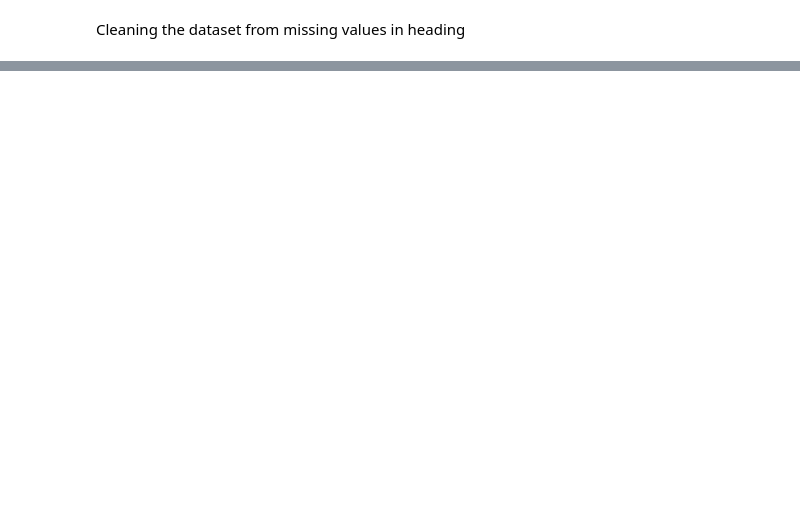
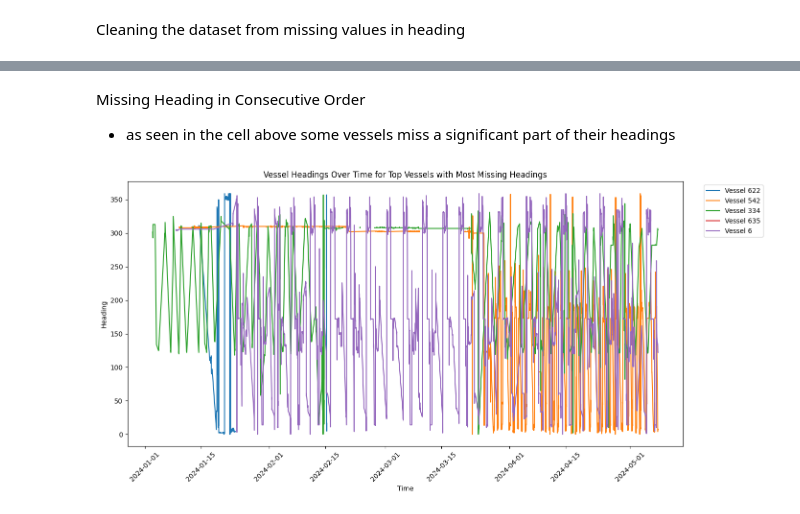
Before and after one commit to alexandersundquist/TDT4173-Modern-Machine-Learning-In-Practice-Project, a Jupyter notebook: data_cleaning.ipynb, the cells around one changed output, grey strips where cells are left out. Saved outputs shown, nothing was run; the diff lists cells and outputs as text; code cells hidden in the pictures; blank space fills up the shorter version.

```diff
--- a/data_cleaning.ipynb
+++ b/data_cleaning.ipynb
@@ -23,0 +9,8 @@ train.head()
+# %%
+ais = pd.read_csv('data/datasets/ais_train.csv', sep='|')
+
+ais['time'] = pd.to_datetime(ais['time'])
+#convert lat from object to int/ remember to add to initial data exploration
+ais['latitude'] = pd.to_numeric(ais['latitude'], errors='coerce')
+
+ais.head()
@@ -23,0 +24,15 @@ train.head()
+# %%
+port_id_mapping = {port_id: idx for idx, port_id in enumerate(ais['portId'].unique())}
+ais['portId'] = ais['portId'].map(port_id_mapping)
+# ports['portId'] = ports['portId'].map(port_id_mapping)
+
+vessel_id_mapping = {vessel_id: idx for idx, vessel_id in enumerate(ais['vesselId'].unique())}
+ais['vesselId'] = ais['vesselId'].map(vessel_id_mapping)
+# vessels['vesselId'] = vessels['vesselId'].map(vessel_id_mapping)
+# test['vesselId'] = test['vesselId'].map(vessel_id_mapping)
+
+# shipping_line_id_mapping = {shipping_line_id: idx for idx, shipping_line_id in enumerate(vessels['shippingLineId'].unique())}
+# vessels['shippingLineId'] = vessels['shippingLineId'].map(shipping_line_id_mapping)
+
+
+ais.head()
@@ -23,0 +115,25 @@ train.head()
+# %% [markdown]
+Missing Heading in Consecutive Order
+- as seen in the cell above some vessels miss a significant part of their headings
+# %%
+
+ais['heading'] = pd.to_numeric(ais['heading'], errors='coerce')
+
+# Get the vessel IDs with the most missing headings
+top_vessels = sorted_missing_headings.head(5)['vesselId']
+
+# Plot vessel headings over time for the top vessels with the most missing headings
+plt.figure(figsize=(14, 7))
+for vessel_id in top_vessels:
+    vessel_data = ais[ais['vesselId'] == vessel_id]
+    plt.plot(vessel_data['time'], vessel_data['heading'], label=f'Vessel {vessel_id}')
+
+plt.title('Vessel Headings Over Time for Top Vessels with Most Missing Headings')
+plt.xlabel('Time')
+plt.ylabel('Heading')
+plt.legend(loc='upper right', bbox_to_anchor=(1.15, 1))
+plt.xticks(rotation=45)
+plt.tight_layout()
+plt.show()
+# %% [output]
+[figure, added]
```
Also changed, not shown: parts of 10 cells of this notebook, 7 other files.
